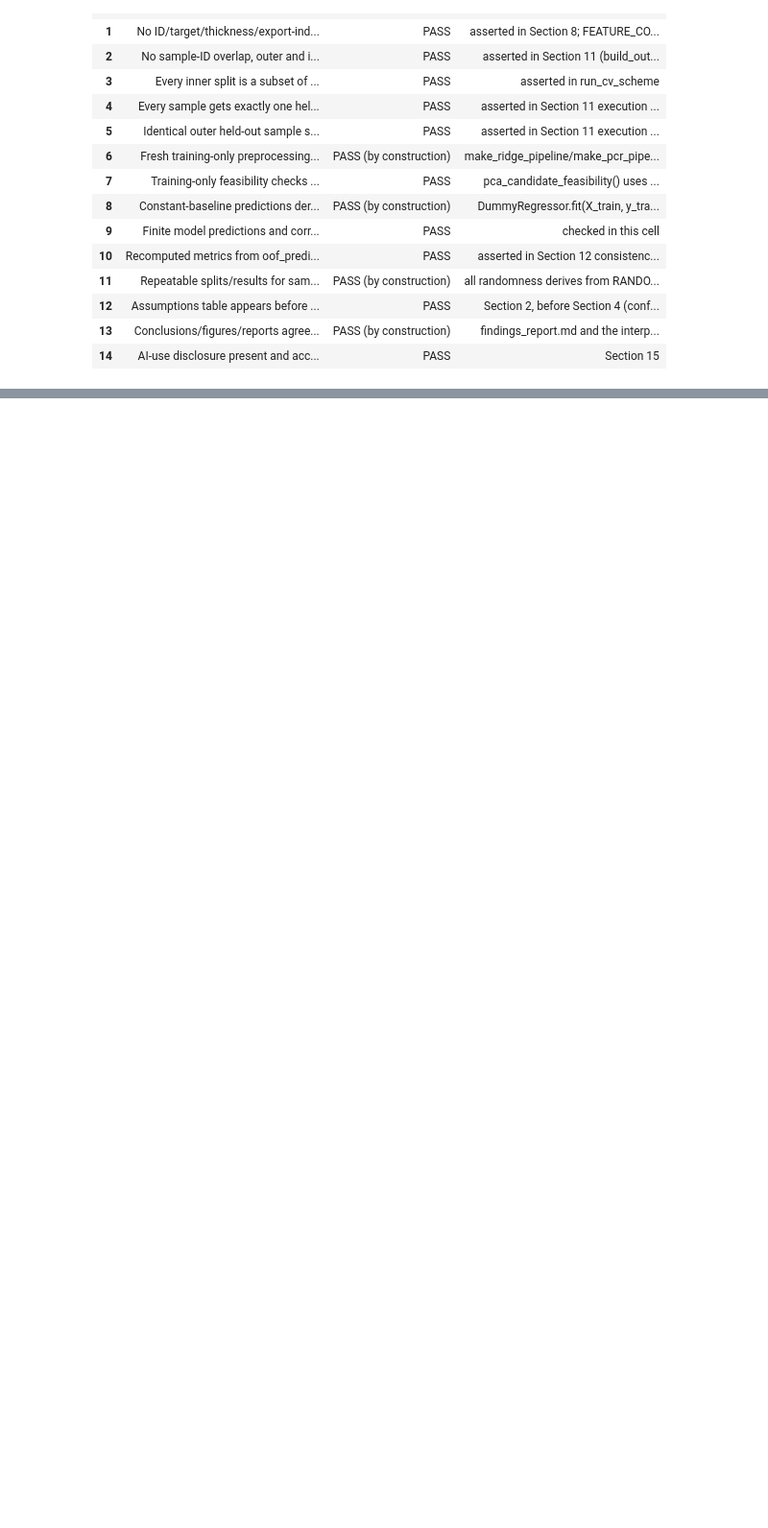
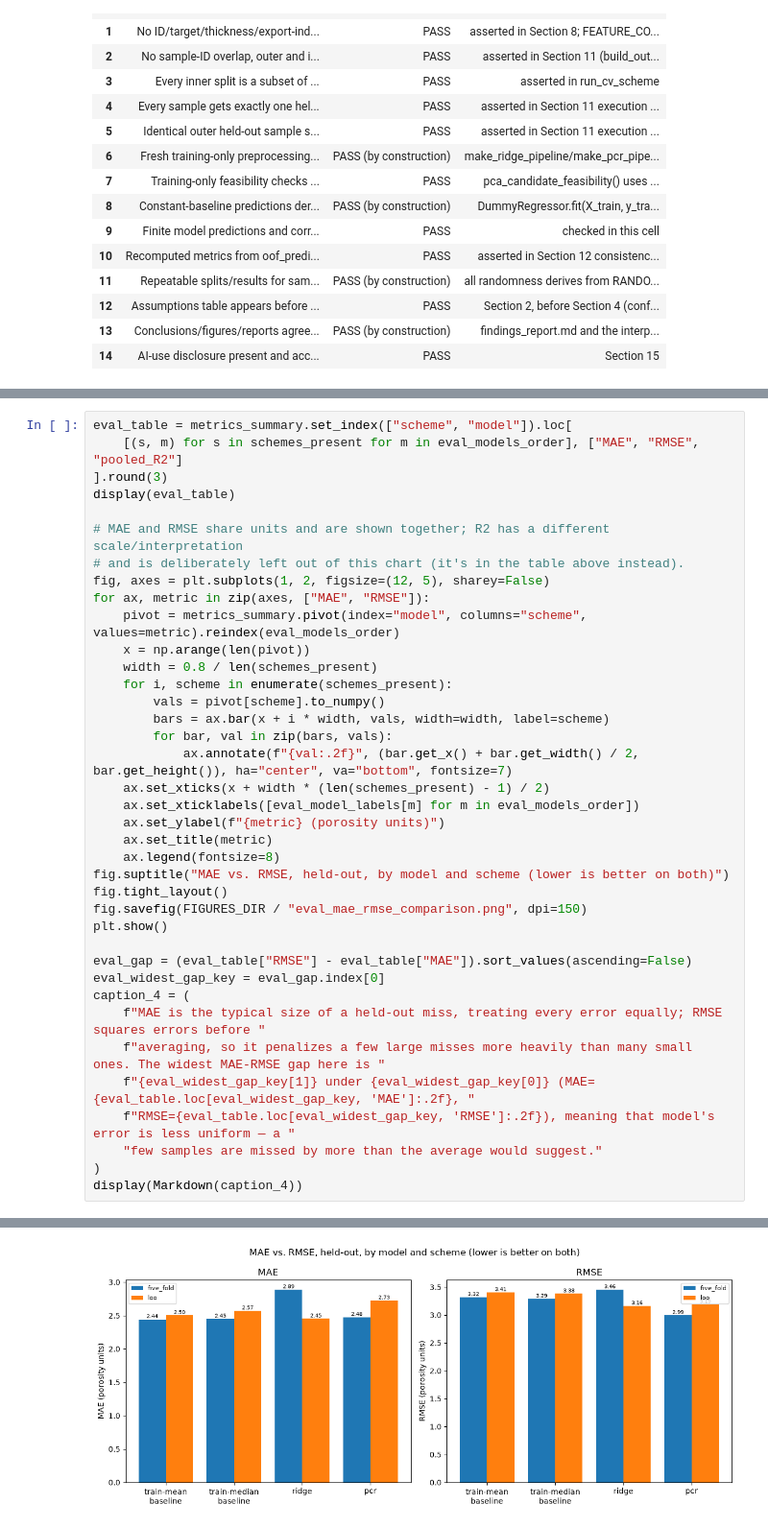
Before and after one commit to Ramandeep72/Machine-Learning-Projects, a Jupyter notebook: porosity_feasibility/porosity_feasibility.ipynb, the cells around one changed output, grey strips where cells are left out. Shown at 96% size. Drawn from its saved outputs; the diff is of its cells as text; blank space fills up the shorter version.

```diff
--- a/porosity_feasibility/porosity_feasibility.ipynb
+++ b/porosity_feasibility/porosity_feasibility.ipynb
@@ -1893,0 +2031,39 @@ Acceptance checklist: 15 items, 0 failed.
+# %%
+eval_table = metrics_summary.set_index(["scheme", "model"]).loc[
+    [(s, m) for s in schemes_present for m in eval_models_order], ["MAE", "RMSE", "pooled_R2"]
+].round(3)
+display(eval_table)
+
+# MAE and RMSE share units and are shown together; R2 has a different scale/interpretation
+# and is deliberately left out of this chart (it's in the table above instead).
+fig, axes = plt.subplots(1, 2, figsize=(12, 5), sharey=False)
+for ax, metric in zip(axes, ["MAE", "RMSE"]):
+    pivot = metrics_summary.pivot(index="model", columns="scheme", values=metric).reindex(eval_models_order)
+    x = np.arange(len(pivot))
+    width = 0.8 / len(schemes_present)
+    for i, scheme in enumerate(schemes_present):
+        vals = pivot[scheme].to_numpy()
+        bars = ax.bar(x + i * width, vals, width=width, label=scheme)
+        for bar, val in zip(bars, vals):
+            ax.annotate(f"{val:.2f}", (bar.get_x() + bar.get_width() / 2, bar.get_height()), ha="center", va="bottom", fontsize=7)
+    ax.set_xticks(x + width * (len(schemes_present) - 1) / 2)
+    ax.set_xticklabels([eval_model_labels[m] for m in eval_models_order])
+    ax.set_ylabel(f"{metric} (porosity units)")
+    ax.set_title(metric)
+    ax.legend(fontsize=8)
+fig.suptitle("MAE vs. RMSE, held-out, by model and scheme (lower is better on both)")
+fig.tight_layout()
+fig.savefig(FIGURES_DIR / "eval_mae_rmse_comparison.png", dpi=150)
+plt.show()
+
+eval_gap = (eval_table["RMSE"] - eval_table["MAE"]).sort_values(ascending=False)
+eval_widest_gap_key = eval_gap.index[0]
+caption_4 = (
+    f"MAE is the typical size of a held-out miss, treating every error equally; RMSE squares errors before "
+    f"averaging, so it penalizes a few large misses more heavily than many small ones. The widest MAE-RMSE gap here is "
+    f"{eval_widest_gap_key[1]} under {eval_widest_gap_key[0]} (MAE={eval_table.loc[eval_widest_gap_key, 'MAE']:.2f}, "
+    f"RMSE={eval_table.loc[eval_widest_gap_key, 'RMSE']:.2f}), meaning that model's error is less uniform — a "
+    "few samples are missed by more than the average would suggest."
+)
+display(Markdown(caption_4))
+# %% [output]
@@ -1893,0 +2080 @@ Acceptance checklist: 15 items, 0 failed.
+[figure, added]
```
Also changed, not shown: parts of 7 cells of this notebook, 7 other files.
